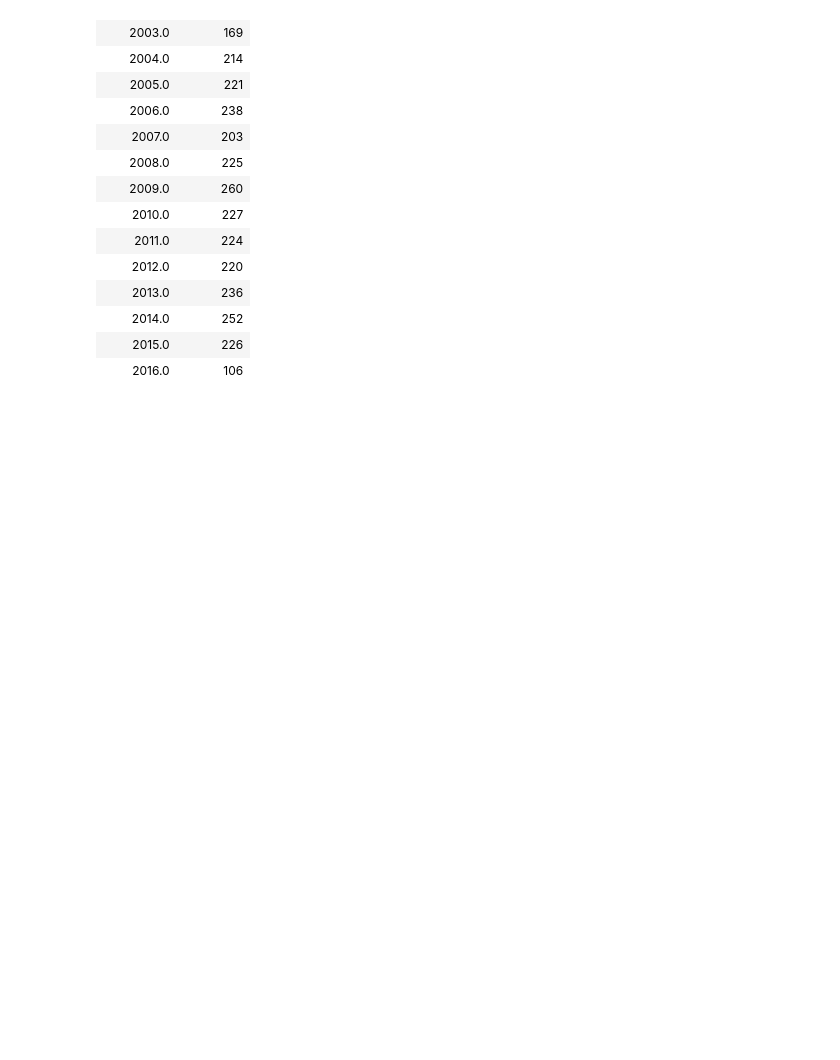
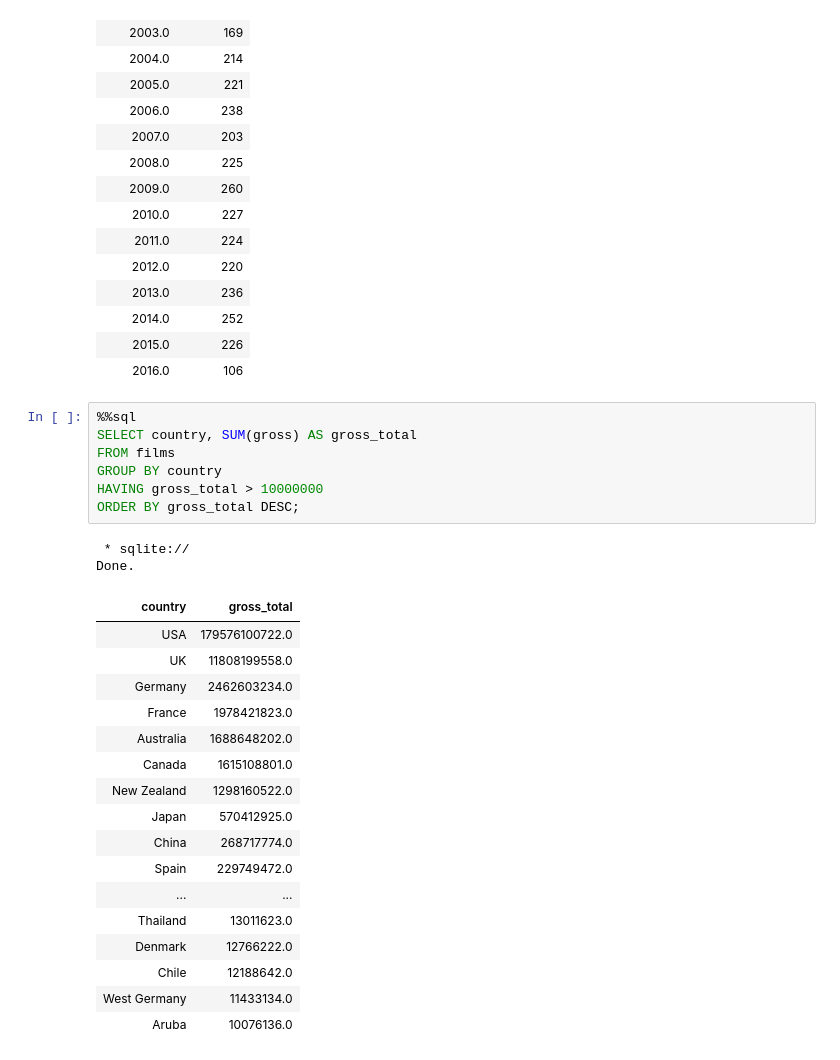
Before and after one commit to UznetDev/Data-science-home-work, a Jupyter notebook: 20_Avg_2024.ipynb, the cells around one changed output. Drawn from its saved outputs; the diff is of its cells as text; blank space fills up the shorter version.

```diff
--- a/20_Avg_2024.ipynb
+++ b/20_Avg_2024.ipynb
@@ -271,3 +271,30 @@ Done.
 | 2014.0 | 252 |
 | 2015.0 | 226 |
 | 2016.0 | 106 |
+# %%
+%%sql
+SELECT country, SUM(gross) AS gross_total
+FROM films
+GROUP BY country
+HAVING gross_total > 10000000
+ORDER BY gross_total DESC;
+# %% [output]
+ * sqlite://
+Done.
+| country | gross_total |
+| USA | 179576100722.0 |
+| UK | 11808199558.0 |
+| Germany | 2462603234.0 |
+| France | 1978421823.0 |
+| Australia | 1688648202.0 |
+| Canada | 1615108801.0 |
+| New Zealand | 1298160522.0 |
+| Japan | 570412925.0 |
+| China | 268717774.0 |
+| Spain | 229749472.0 |
+| ... | ... |
+| Thailand | 13011623.0 |
+| Denmark | 12766222.0 |
+| Chile | 12188642.0 |
+| West Germany | 11433134.0 |
+| Aruba | 10076136.0 |
```
Also changed, not shown: parts of 1 cell of this notebook.
